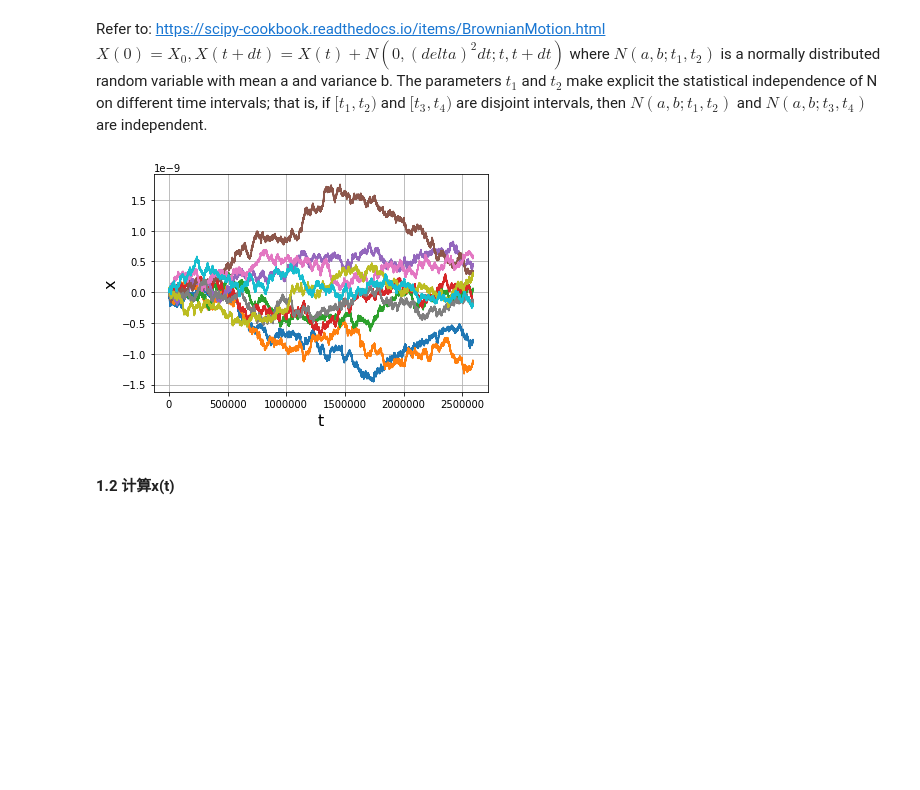
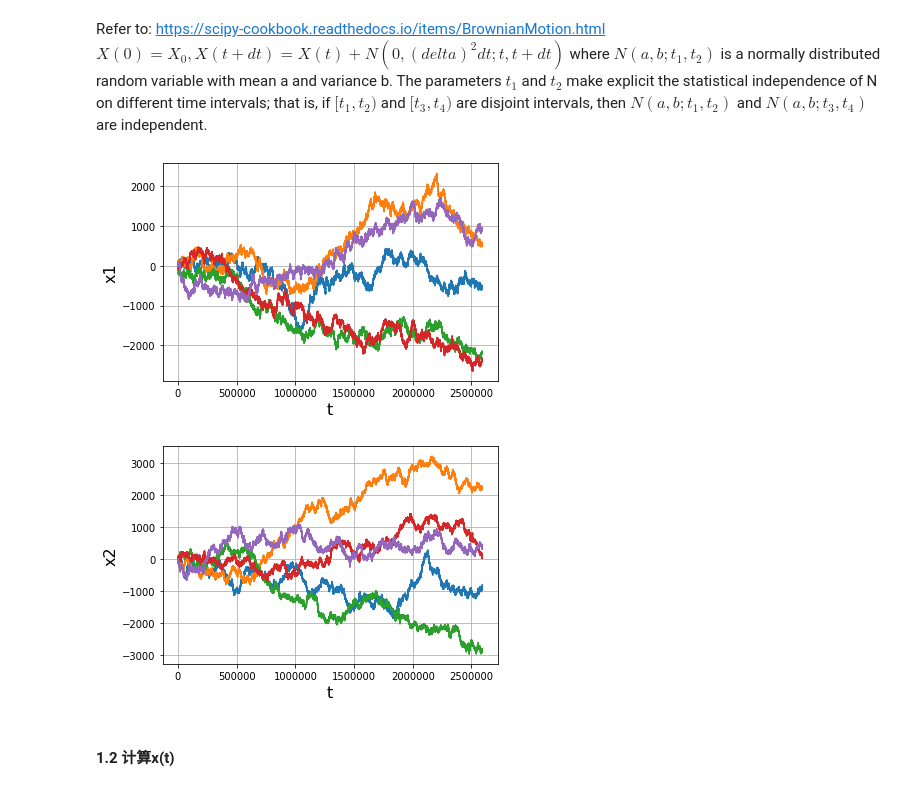
Before and after one commit to mochiliu3000/beamformer, a Jupyter notebook: Data Simulation.ipynb, the cells around one changed output. Drawn from its saved outputs; the diff is of its cells as text; code cells hidden in the pictures; blank space fills up the shorter version.

```diff
--- a/Data Simulation.ipynb
+++ b/Data Simulation.ipynb
@@ -97,30 +97,43 @@ def brownian(x0, n, dt, delta, out=None):
 # %%
 from pylab import plot, show, grid, xlabel, ylabel
 
 # The Wiener process parameter.
-delta = 5 * 10 ** (-13)
+delta1 = 1
+delta2 = 1
 # Number of steps.
 N = T
 # Time step size
 dt = T/N
 # Number of realizations to generate.
-m = clock_size * 2
+m = clock_size
 # Create an empty array to store the realizations.
-x = np.empty((m,N+1))
+x1 = np.empty((m,N+1))
+x2 = np.empty((m,N+1))
 # Initial values of x, x0
-x[:, 0] = 0
+x1[:, 0] = 0
+x2[:, 0] = 0
 
-brownian(x[:,0], N, dt, delta, out=x[:,1:])
+brownian(x1[:,0], N, dt, delta1, out=x1[:,1:])
+brownian(x2[:,0], N, dt, delta2, out=x2[:,1:])
 
 t_all = np.linspace(0.0, N*dt, N+1)
+
 for k in range(m):
-    plot(t_all, x[k])
+    plot(t_all, x1[k])
 xlabel('t', fontsize=16)
-ylabel('x', fontsize=16)
+ylabel('x1', fontsize=16)
 grid(True)
 show()
+
+for k in range(m):
+    plot(t_all, x2[k])
+xlabel('t', fontsize=16)
+ylabel('x2', fontsize=16)
+grid(True)
+show()
 # %% [output]
-[figure, old version]
+[figure, new version]
+[figure, added]
 # %% [markdown]
 #### 1.2 计算x(t)
 # %% [markdown]
```
Also changed, not shown: parts of 9 cells of this notebook.
